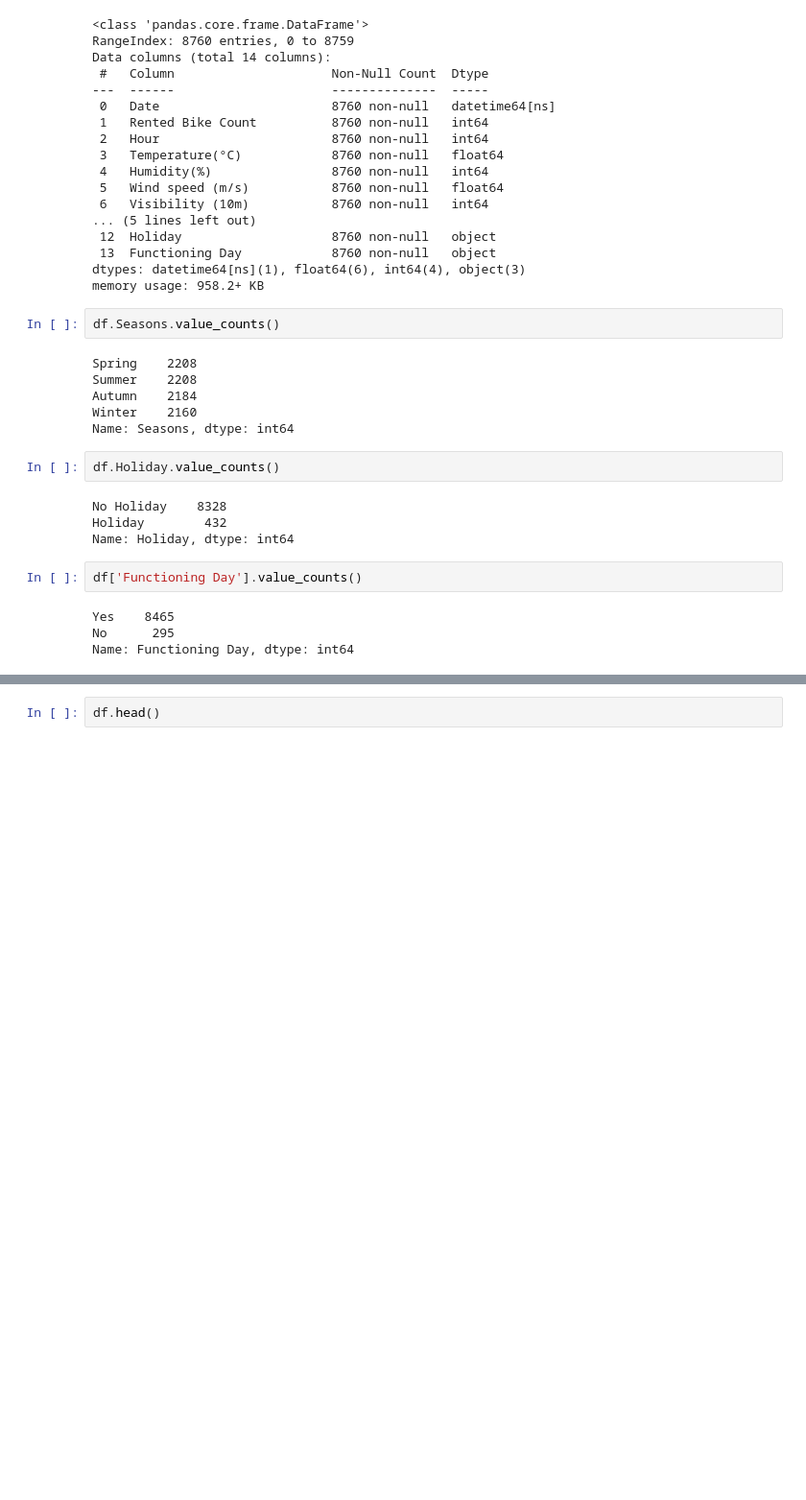
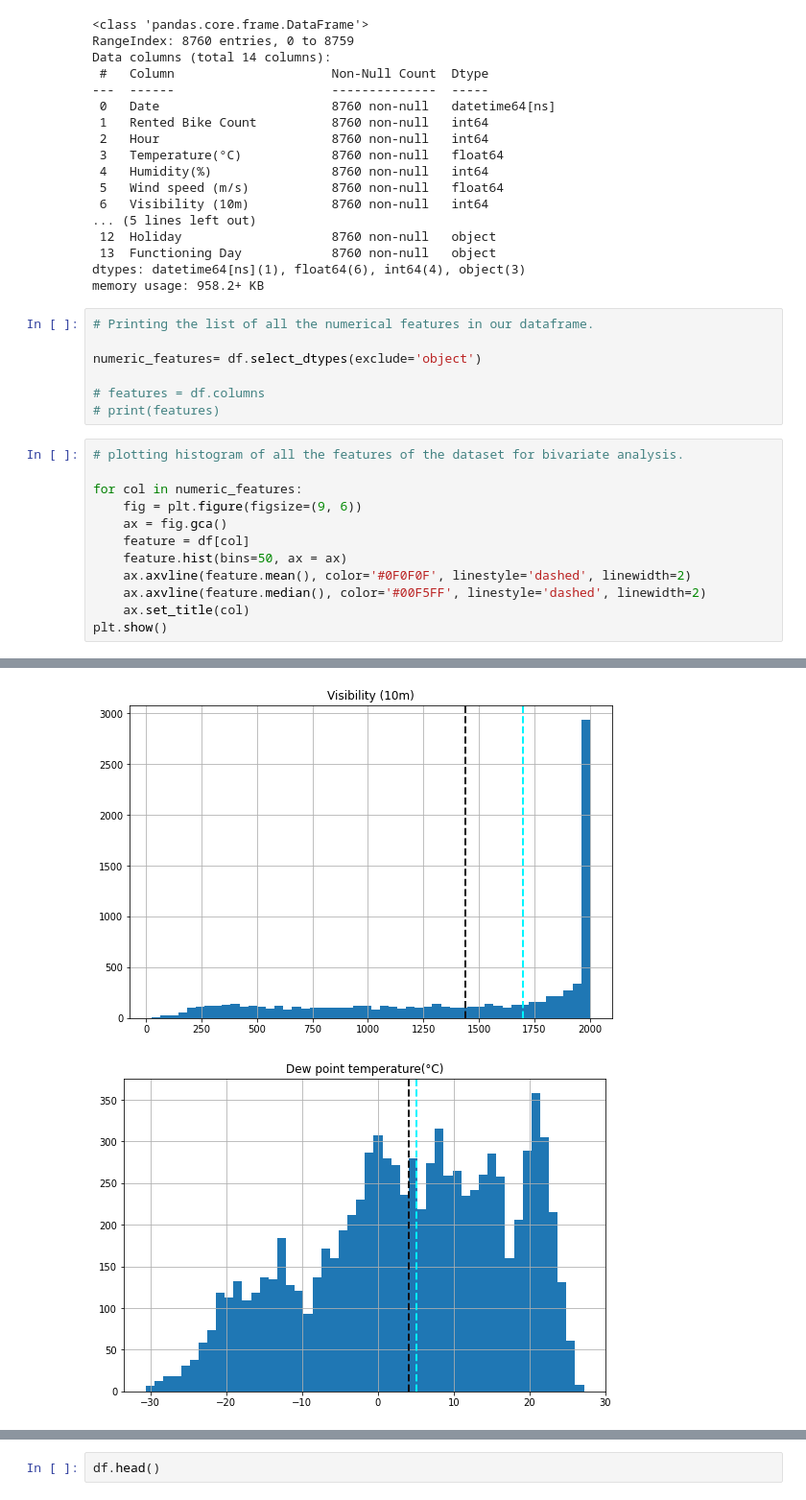
Before and after one commit to PrayagRD/Seoul-Bike-Sharing-Demand-Prediction, a Jupyter notebook: Bike_Sharing_Demand_Prediction_using_ML_Capstone_Project_II.ipynb, the cells around one changed output, grey strips where cells are left out. Shown: that part at 96% size. Cells and saved outputs as stored; diff of their text form; blank space fills up the shorter version.

```diff
--- a/Bike_Sharing_Demand_Prediction_using_ML_Capstone_Project_II.ipynb
+++ b/Bike_Sharing_Demand_Prediction_using_ML_Capstone_Project_II.ipynb
@@ -177,23 +181,23 @@ Data columns (total 14 columns):
  13  Functioning Day            8760 non-null   object
 dtypes: datetime64[ns](1), float64(6), int64(4), object(3)
 memory usage: 958.2+ KB
-# %%
-df.Seasons.value_counts()
-# %% [output]
-Spring    2208
-Summer    2208
-Autumn    2184
-Winter    2160
-Name: Seasons, dtype: int64
-# %%
-df.Holiday.value_counts()
-# %% [output]
-No Holiday    8328
-Holiday        432
-Name: Holiday, dtype: int64
-# %%
-df['Functioning Day'].value_counts()
-# %% [output]
-Yes    8465
-No      295
-Name: Functioning Day, dtype: int64
+# %%
+# Printing the list of all the numerical features in our dataframe.
+
+numeric_features= df.select_dtypes(exclude='object')
+
+# features = df.columns
+# print(features)
+# %%
+# plotting histogram of all the features of the dataset for bivariate analysis.
+
+for col in numeric_features:
+    fig = plt.figure(figsize=(9, 6))
+    ax = fig.gca()
+    feature = df[col]
+    feature.hist(bins=50, ax = ax)
+    ax.axvline(feature.mean(), color='#0F0F0F', linestyle='dashed', linewidth=2)
+    ax.axvline(feature.median(), color='#00F5FF', linestyle='dashed', linewidth=2)
+    ax.set_title(col)
+plt.show()
+# %% [output]
@@ -199,0 +210,2 @@ Name: Functioning Day, dtype: int64
+[figure, added]
+[figure, added]
```
Also changed, not shown: parts of 41 cells of this notebook.
